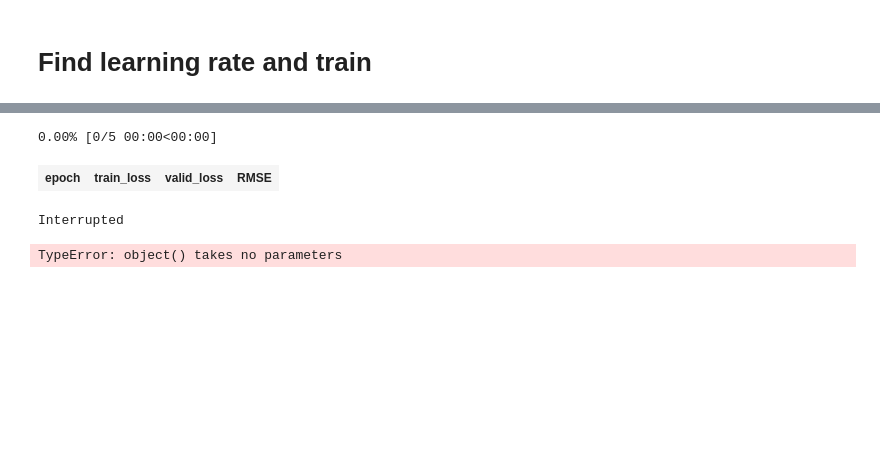
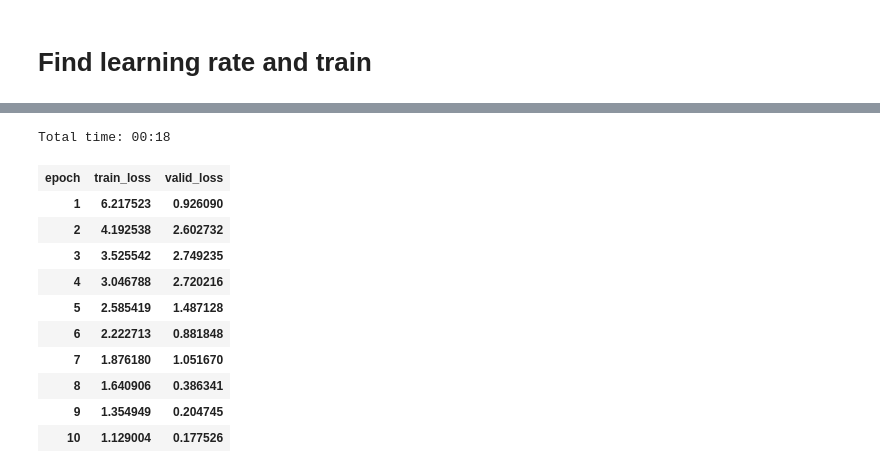
Before and after one commit to jwuphysics/convnet-demo, a Jupyter notebook: notebook/Metallicity prediction demo.ipynb, the cells around one changed output, grey strips where cells are left out. Cells and saved outputs as stored; diff of their text form; code cells hidden in the pictures; blank space fills up the shorter version.

```diff
--- a/notebook/Metallicity prediction demo.ipynb
+++ b/notebook/Metallicity prediction demo.ipynb
@@ -83,8 +89,15 @@ LR Finder is complete, type {learner_name}.recorder.plot() to see the graph.
-# %%
-lr = 1e-2
-learn.fit_one_cycle(5, lr)
-# %% [output]
-0.00% [0/5 00:00<00:00]
-| epoch | train_loss | valid_loss | RMSE |
-Interrupted
-TypeError: object() takes no parameters
+# %%
+learn.fit_one_cycle(10, slice(1e-3, 1e-1))
+# %% [output]
+Total time: 00:18
+| epoch | train_loss | valid_loss |
+| 1 | 6.217523 | 0.926090 |
+| 2 | 4.192538 | 2.602732 |
+| 3 | 3.525542 | 2.749235 |
+| 4 | 3.046788 | 2.720216 |
+| 5 | 2.585419 | 1.487128 |
+| 6 | 2.222713 | 0.881848 |
+| 7 | 1.876180 | 1.051670 |
+| 8 | 1.640906 | 0.386341 |
+| 9 | 1.354949 | 0.204745 |
+| 10 | 1.129004 | 0.177526 |
```
Also changed, not shown: parts of 19 cells of this notebook.
